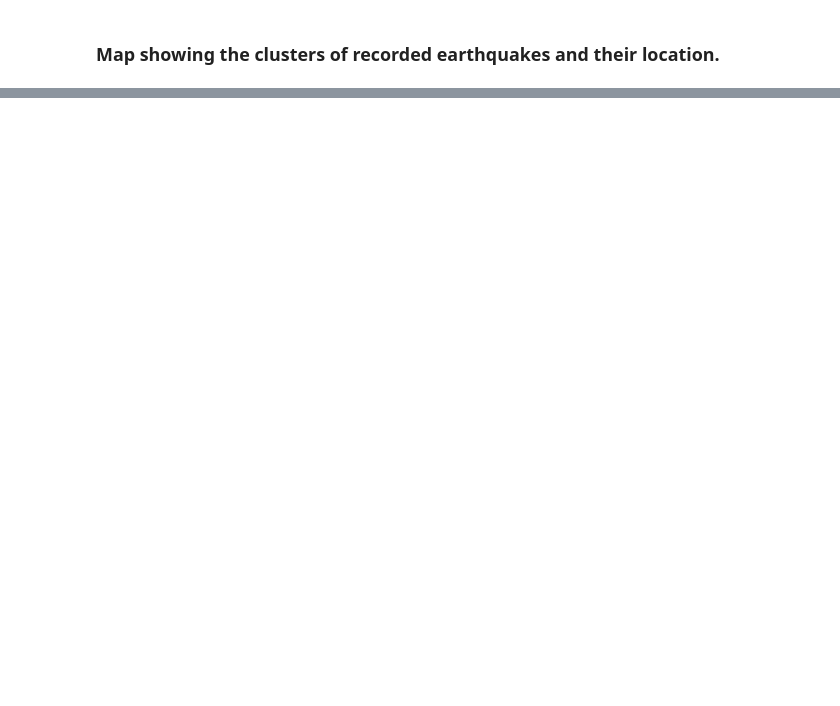
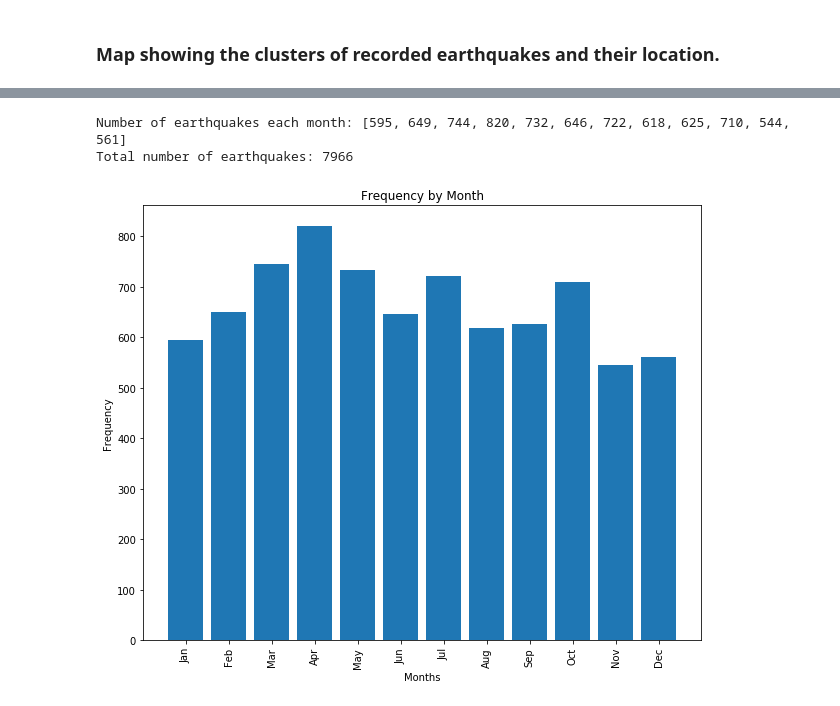
Before and after one commit to labs13-quake-viewer/ds-notebooks, a Jupyter notebook: Earthquake Analysis.ipynb, the cells around one changed output, grey strips where cells are left out. Drawn from its saved outputs; the diff is of its cells as text; code cells hidden in the pictures; blank space fills up the shorter version.

```diff
--- a/Earthquake Analysis.ipynb
+++ b/Earthquake Analysis.ipynb
@@ -248,0 +242,30 @@ usa_quake_map
+# %%
+Months = df.groupby('month').groups
+
+frequency = []
+
+for i in range(1,13):
+    val = Months[i]
+    frequency.append(len(val))
+
+print('Number of earthquakes each month:', frequency)
+print('Total number of earthquakes:', sum(frequency))
+# %% [output]
+Number of earthquakes each month: [595, 649, 744, 820, 732, 646, 722, 618, 625, 710, 544, 561]
+Total number of earthquakes: 7966
+# %%
+fig, ax = plt.subplots(figsize = (10,8))
+bar_positions = np.arange(12)
+months = ['Jan','Feb','Mar','Apr','May','Jun','Jul','Aug','Sep','Oct','Nov','Dec']
+bar_heights = occurrence
+
+ax.bar(bar_positions, bar_heights)
+tick_positions = np.arange(0,12)
+ax.set_xticks(tick_positions)
+ax.set_xticklabels(months, rotation = 90)
+plt.title('Frequency by Month')
+plt.xlabel('Months')
+plt.ylabel('Frequency')
+plt.show()
+# %% [output]
+[figure, added]
```
Also changed, not shown: parts of 25 cells of this notebook.
